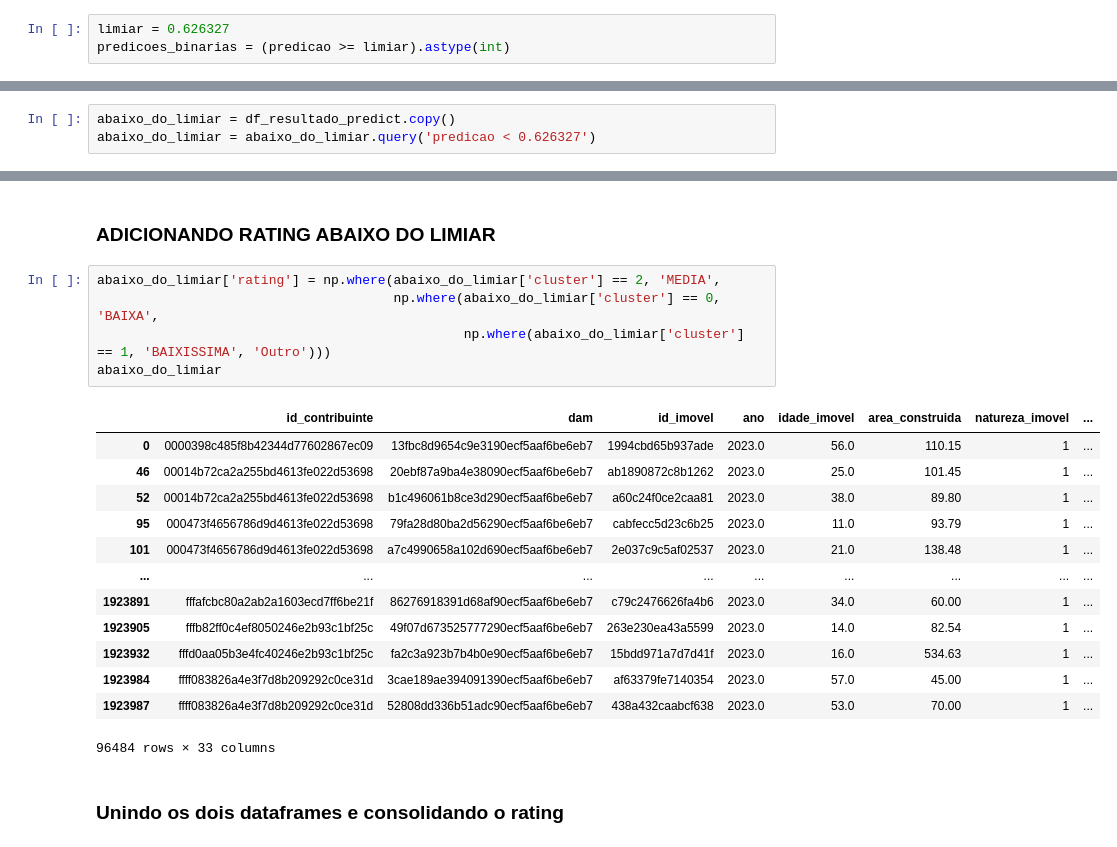
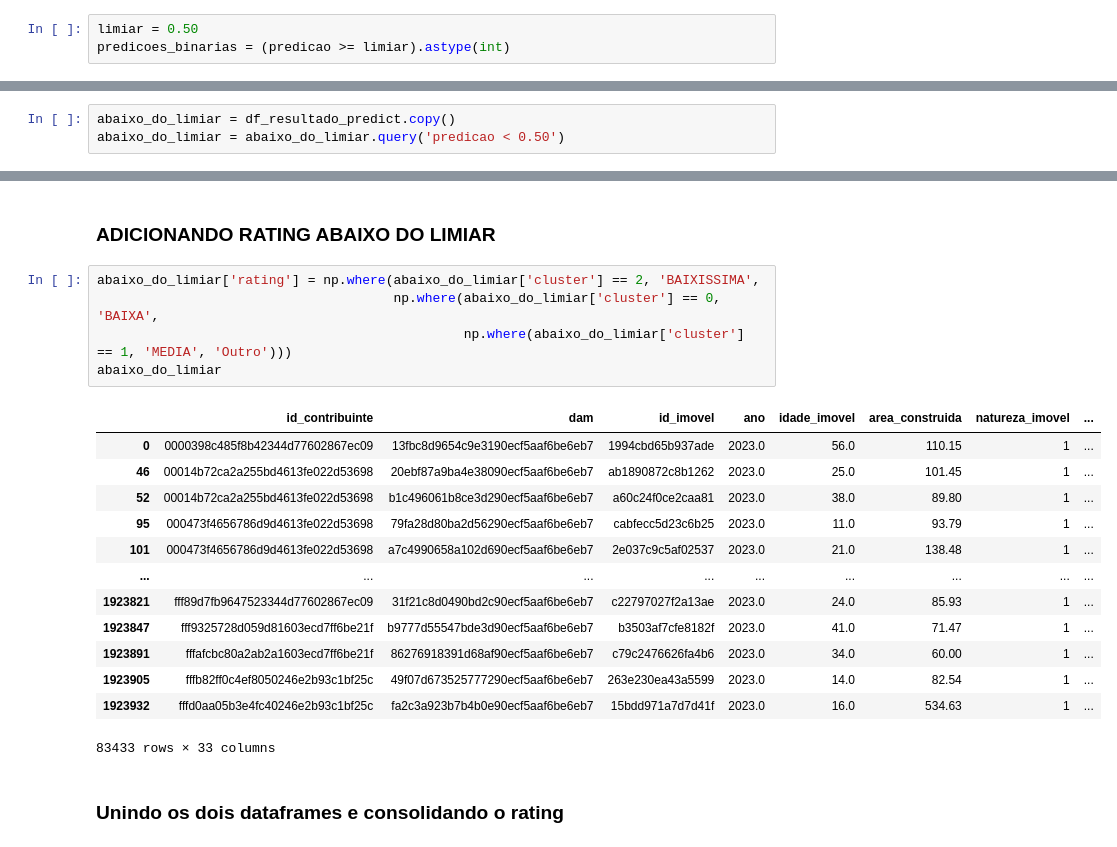
Before and after one commit to LanCarv/divida_ativa, a Jupyter notebook: regressao_iptu copy.ipynb, the cells around one changed output, grey strips where cells are left out. Drawn from its saved outputs; the diff is of its cells as text.

```diff
--- a/regressao_iptu copy.ipynb
+++ b/regressao_iptu copy.ipynb
@@ -2878,5 +2880,5 @@ df_resultado
 # %%
-limiar = 0.626327
+limiar = 0.50
 predicoes_binarias = (predicao >= limiar).astype(int)
 # %%
 df_resultado_predict = df_feature_store_predict.copy()
@@ -3024,7 +3026,7 @@ acima_do_limiar
 Definindo corte para BAIXISSIMA, BAIXA E MEDIA abaixo do limiar adotado
 # %%
 abaixo_do_limiar = df_resultado_predict.copy()
-abaixo_do_limiar = abaixo_do_limiar.query('predicao < 0.626327')
+abaixo_do_limiar = abaixo_do_limiar.query('predicao < 0.50')
 # %%
 from sklearn.cluster import KMeans
 
@@ -3076,24 +3078,24 @@ plt.show()
 # %% [markdown]
 ### ADICIONANDO RATING ABAIXO DO LIMIAR
 # %%
-abaixo_do_limiar['rating'] = np.where(abaixo_do_limiar['cluster'] == 2, 'MEDIA',
+abaixo_do_limiar['rating'] = np.where(abaixo_do_limiar['cluster'] == 2, 'BAIXISSIMA',
                                       np.where(abaixo_do_limiar['cluster'] == 0, 'BAIXA',
-                                               np.where(abaixo_do_limiar['cluster'] == 1, 'BAIXISSIMA', 'Outro')))
+                                               np.where(abaixo_do_limiar['cluster'] == 1, 'MEDIA', 'Outro')))
 abaixo_do_limiar
 # %% [output]
 |  | id_contribuinte | dam | id_imovel | ano | idade_imovel | area_construida | natureza_imovel | ... |
 | 0 | 0000398c485f8b42344d77602867ec09 | 13fbc8d9654c9e3190ecf5aaf6be6eb7 | 1994cbd65b937ade | 2023.0 | 56.0 | 110.15 | 1 | ... |
 | 46 | 00014b72ca2a255bd4613fe022d53698 | 20ebf87a9ba4e38090ecf5aaf6be6eb7 | ab1890872c8b1262 | 2023.0 | 25.0 | 101.45 | 1 | ... |
 | 52 | 00014b72ca2a255bd4613fe022d53698 | b1c496061b8ce3d290ecf5aaf6be6eb7 | a60c24f0ce2caa81 | 2023.0 | 38.0 | 89.80 | 1 | ... |
 | 95 | 000473f4656786d9d4613fe022d53698 | 79fa28d80ba2d56290ecf5aaf6be6eb7 | cabfecc5d23c6b25 | 2023.0 | 11.0 | 93.79 | 1 | ... |
 | 101 | 000473f4656786d9d4613fe022d53698 | a7c4990658a102d690ecf5aaf6be6eb7 | 2e037c9c5af02537 | 2023.0 | 21.0 | 138.48 | 1 | ... |
 | ... | ... | ... | ... | ... | ... | ... | ... | ... |
+| 1923821 | fff89d7fb9647523344d77602867ec09 | 31f21c8d0490bd2c90ecf5aaf6be6eb7 | c22797027f2a13ae | 2023.0 | 24.0 | 85.93 | 1 | ... |
+| 1923847 | fff9325728d059d81603ecd7ff6be21f | b9777d55547bde3d90ecf5aaf6be6eb7 | b3503af7cfe8182f | 2023.0 | 41.0 | 71.47 | 1 | ... |
 | 1923891 | fffafcbc80a2ab2a1603ecd7ff6be21f | 86276918391d68af90ecf5aaf6be6eb7 | c79c2476626fa4b6 | 2023.0 | 34.0 | 60.00 | 1 | ... |
 | 1923905 | fffb82ff0c4ef8050246e2b93c1bf25c | 49f07d673525777290ecf5aaf6be6eb7 | 263e230ea43a5599 | 2023.0 | 14.0 | 82.54 | 1 | ... |
 | 1923932 | fffd0aa05b3e4fc40246e2b93c1bf25c | fa2c3a923b7b4b0e90ecf5aaf6be6eb7 | 15bdd971a7d7d41f | 2023.0 | 16.0 | 534.63 | 1 | ... |
-| 1923984 | ffff083826a4e3f7d8b209292c0ce31d | 3cae189ae394091390ecf5aaf6be6eb7 | af63379fe7140354 | 2023.0 | 57.0 | 45.00 | 1 | ... |
-| 1923987 | ffff083826a4e3f7d8b209292c0ce31d | 52808dd336b51adc90ecf5aaf6be6eb7 | 438a432caabcf638 | 2023.0 | 53.0 | 70.00 | 1 | ... |
-96484 rows × 33 columns
+83433 rows × 33 columns
 # %% [markdown]
 ### Unindo os dois dataframes e consolidando o rating
 # %%
```
Also changed, not shown: parts of 20 cells of this notebook, 1 other file.
